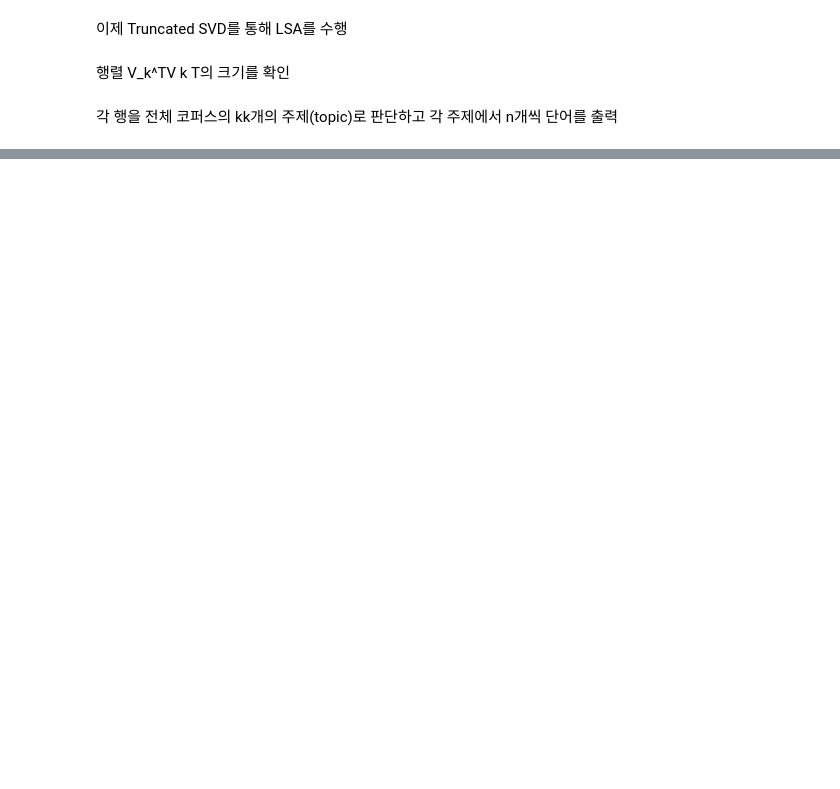
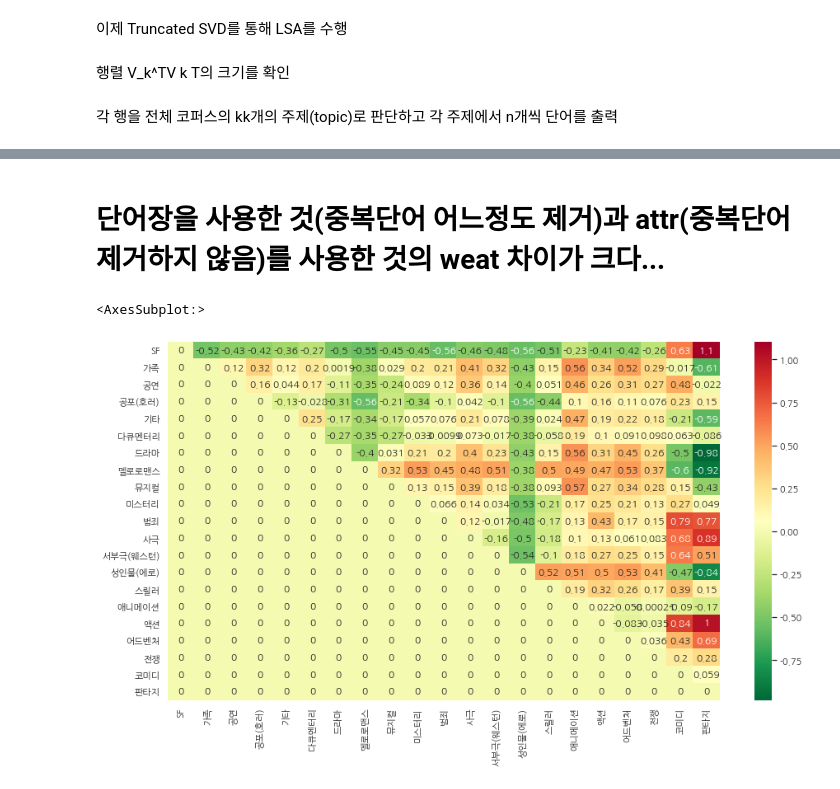
Before and after one commit to smi1230/weat, a Jupyter notebook: Untitled.ipynb, the cells around one changed output, grey strips where cells are left out. Saved outputs shown, nothing was run; the diff lists cells and outputs as text; code cells hidden in the pictures; blank space fills up the shorter version.

```diff
--- a/Untitled.ipynb
+++ b/Untitled.ipynb
@@ -266,0 +238,3 @@ for i in range(100):
+# %%
+for i in range(len(attributes)):
+    단어장[i] = 단어장[i][0:30]
@@ -360,0 +337,3 @@ get_topics(lsa_model.components_, terms)
+# %%
+matrix = [[0 for _ in range(len(genre_name))] for _ in range(len(genre_name))]
+matrix1 = [[0 for _ in range(len(genre_name))] for _ in range(len(genre_name))]
@@ -360,0 +368,20 @@ get_topics(lsa_model.components_, terms)
+# %%
+# 어트리뷰츠로 계산한 weat
+for q in range(len(genre_name)-1):
+    for w in range(q+1, len(genre_name)):
+        X = np.array([model.wv[word] for word in attributes[q]])
+        Y = np.array([model.wv[word] for word in attributes[w]])
+        for i in range(len(genre_name)-1):
+            if i == q or i == w:
+                continue
+            else:
+                for j in range(i+1, len(genre_name)):
+                    if j == w or j == q:
+                        continue
+                    else:
+                        A = np.array([model.wv[word] for word in attributes[i]])
+                        B = np.array([model.wv[word] for word in attributes[j]])
+                        matrix[i][j] = weat_score(X, Y, A, B)
+        matrix1[q][w] = matrix
+
+print("슝~")
@@ -360,0 +482,22 @@ get_topics(lsa_model.components_, terms)
+# %% [markdown]
+# 단어장을 사용한 것(중복단어 어느정도 제거)과 attr(중복단어 제거하지 않음)를 사용한 것의 weat 차이가 크다...
+# %%
+import numpy as np;
+import seaborn as sns;
+from sklearn.decomposition import PCA
+import matplotlib.pyplot as plt
+
+np.random.seed(0)
+
+# 한글 지원 폰트
+sns.set(font='NanumGothic')
+
+# 마이너스 부호
+plt.rcParams['axes.unicode_minus'] = False
+# %%
+ax = sns.heatmap(matrix1[0][20], xticklabels=genre_name, yticklabels=genre_name, annot=True,  cmap='RdYlGn_r')
+plt.gcf().set_size_inches(15, 8)
+ax
+# %% [output]
+<AxesSubplot:>
+[figure, added]
```
Also changed, not shown: parts of 30 cells of this notebook.
